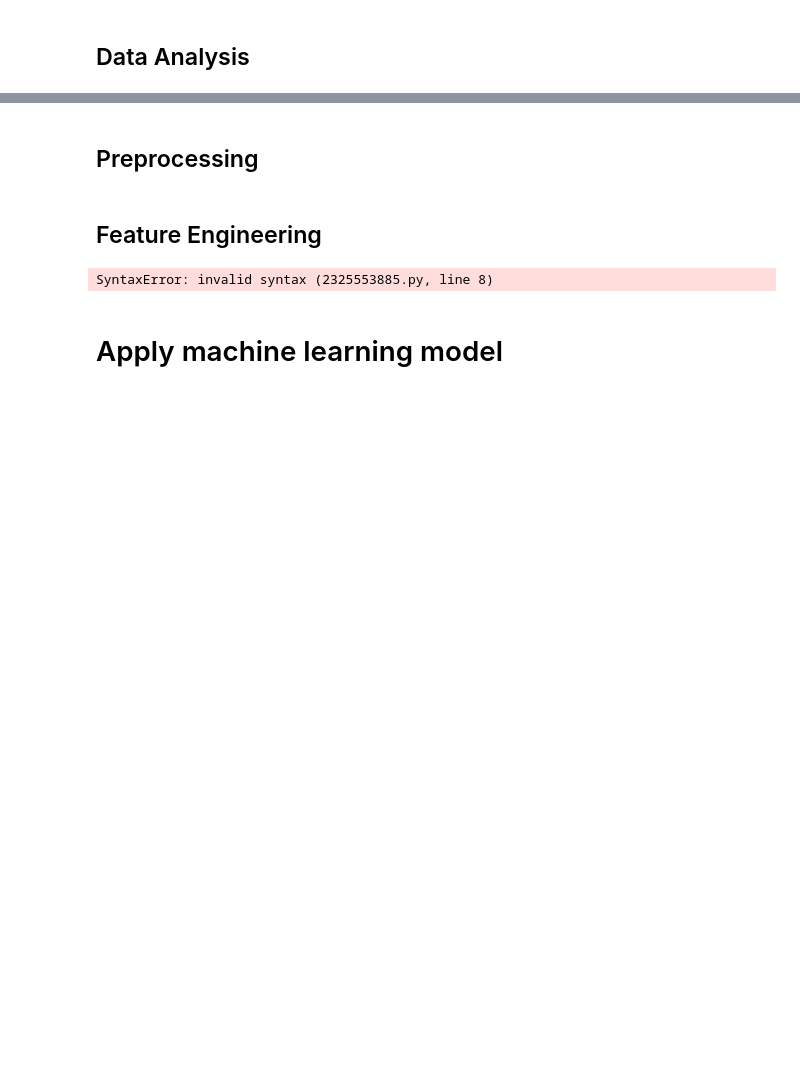
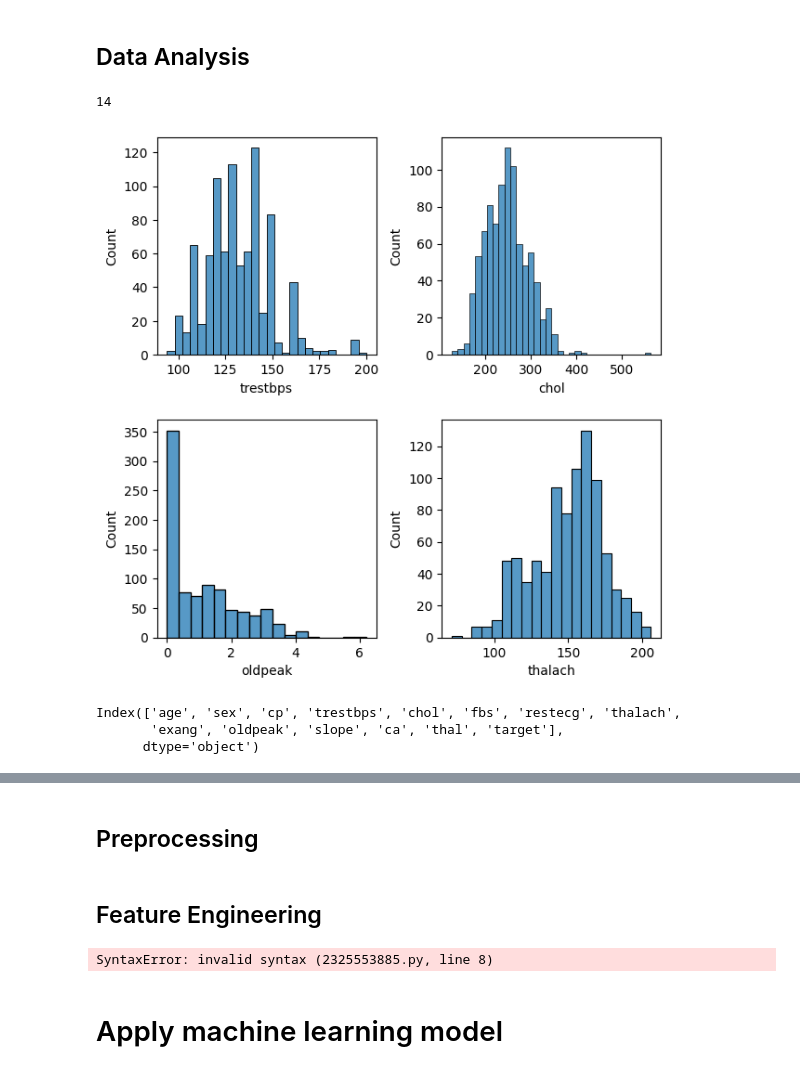
Before and after one commit to Likelipop/Introduction-to-ML, a Jupyter notebook: Homework Form.ipynb, the cells around one changed output, grey strips where cells are left out. Cells and saved outputs as stored; diff of their text form; code cells hidden in the pictures; blank space fills up the shorter version.

```diff
--- a/Homework Form.ipynb
+++ b/Homework Form.ipynb
@@ -36,6 +50,6 @@ How can I measure your point:
 # %%
 import pandas as pd
-PATH = " " # Path to your file
+PATH = "/content/Introduction-to-ML/heart.csv" # Path to your file
 
 df = pd.read_csv(PATH)
 #ToDo: Show histogram of dataframe
@@ -44,3 +99,32 @@ df = pd.read_csv(PATH)
 # %%
 # Data analysis
 # Todo: analyze your data here
+# %%
+numeric_col = df.select_dtypes(include = ['number']).columns
+len(numeric_col)
+# %% [output]
+14
+# %%
+import matplotlib.pyplot as plt
+import seaborn as sns
+#column to distplot
+dist_col = ["trestbps","chol","oldpeak","thalach"]
+
+#column to barplot
+bar_col = [column for column in df.columns if column not in dist_col]
+
+fig, axis = plt.subplots(2,2,figsize= (7,7))
+
+for i,col in enumerate(dist_col):
+    sns.histplot(df[col], ax= axis[i//2,i%2])
+
+plt.subplots_adjust(wspace=0.3, hspace=0.3)
+plt.show()
+# %% [output]
+[figure, added]
+# %%
+df.columns
+# %% [output]
+Index(['age', 'sex', 'cp', 'trestbps', 'chol', 'fbs', 'restecg', 'thalach',
+       'exang', 'oldpeak', 'slope', 'ca', 'thal', 'target'],
+      dtype='object')
```
Also changed, not shown: parts of 9 cells of this notebook.
